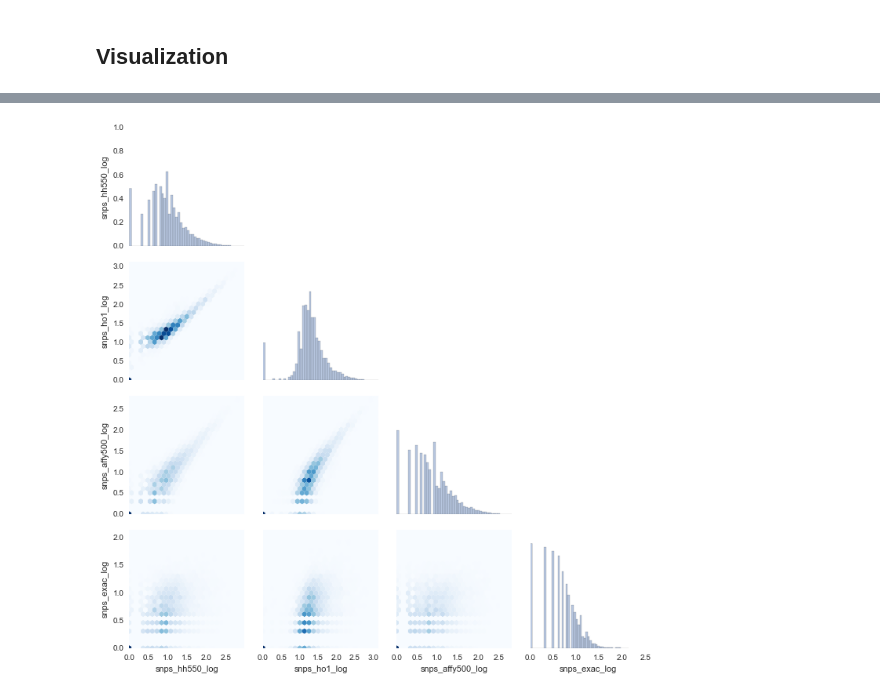
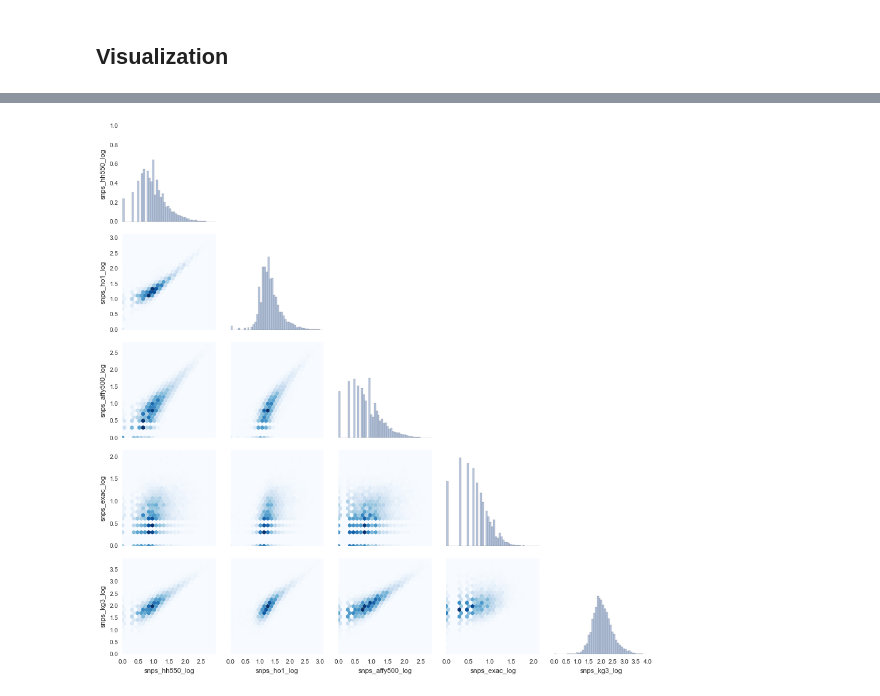
Before and after one commit to dhimmel/snplentiful, a Jupyter notebook: combine-SNPs-with-degrees.ipynb, the cells around one changed output, grey strips where cells are left out. Cells and saved outputs as stored; diff of their text form; code cells hidden in the pictures.

```diff
--- a/combine-SNPs-with-degrees.ipynb
+++ b/combine-SNPs-with-degrees.ipynb
@@ -67,9 +50,9 @@ with seaborn.axes_style('white'):
 # %%
 plot_df = long_df.dropna().drop_duplicates('entrez_gene_id')
 seaborn.set_style('white')
-grid = seaborn.PairGrid(plot_df, vars=['snps_hh550_log', 'snps_ho1_log', 'snps_affy500_log', 'snps_exac_log'])
+grid = seaborn.PairGrid(plot_df, vars=['snps_hh550_log', 'snps_ho1_log', 'snps_affy500_log', 'snps_exac_log', 'snps_kg3_log'])
 grid.map_diag(seaborn.distplot, kde=False)
 grid.map_lower(matplotlib.pyplot.hexbin, cmap='Blues', gridsize=25, linewidths=0)
 seaborn.despine(top=True, right=True, left=True, bottom=True)
 # %% [output]
-[figure, old version]
+[figure, new version]
```
Also changed, not shown: parts of 5 cells of this notebook, 35 other files.
